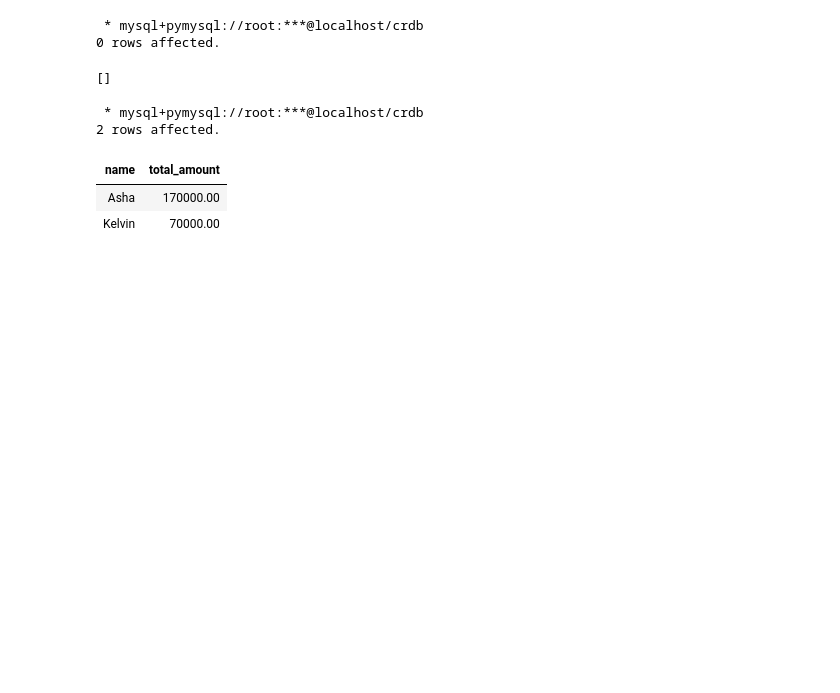
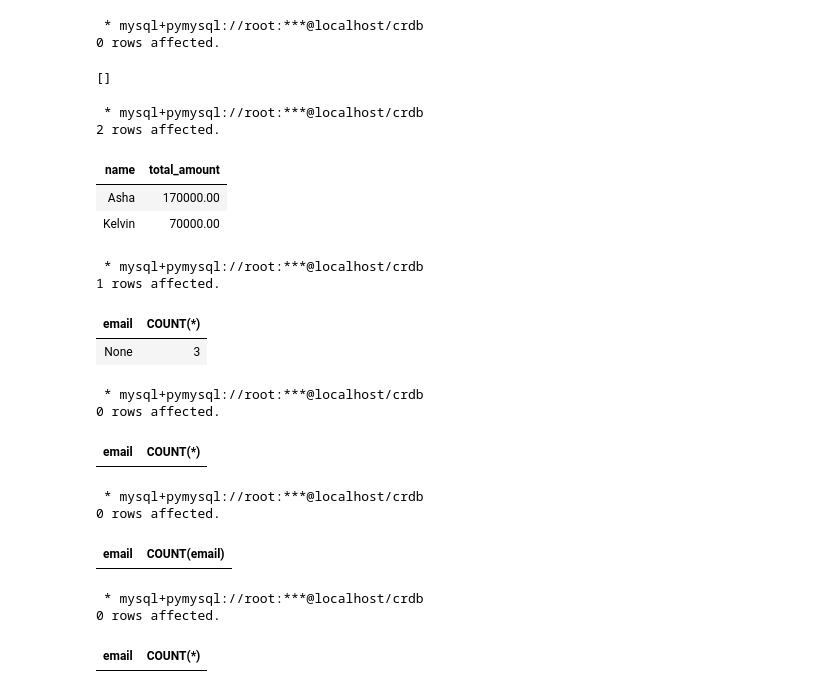
Before and after one commit to Maquiz1/interviews, a Jupyter notebook: crdb/data_integration_mysql/data-integration-mysql.ipynb, the cells around one changed output. Cells and saved outputs as stored; diff of their text form; code cells hidden in the pictures; blank space fills up the shorter version.

```diff
--- a/crdb/data_integration_mysql/data-integration-mysql.ipynb
+++ b/crdb/data_integration_mysql/data-integration-mysql.ipynb
@@ -800,0 +842,11 @@ LIMIT 2;
+# %%
+%%sql
+SELECT email, COUNT(*)
+FROM Customers
+GROUP BY email
+HAVING COUNT(*) > 1;
+# %% [output]
+ * mysql+pymysql://root:***@localhost/crdb
+1 rows affected.
+| email | COUNT(*) |
+| None | 3 |
@@ -800,0 +857,22 @@ LIMIT 2;
+# %%
+%%sql
+SELECT email, COUNT(*)
+FROM Customers
+WHERE email IS NOT NULL
+AND email != ''
+GROUP BY email
+HAVING COUNT(*) > 1;
+# %% [output]
+ * mysql+pymysql://root:***@localhost/crdb
+0 rows affected.
+| email | COUNT(*) |
+# %%
+%%sql
+SELECT email, COUNT(email)
+FROM Customers
+GROUP BY email
+HAVING COUNT(email) > 1;
+# %% [output]
+ * mysql+pymysql://root:***@localhost/crdb
+0 rows affected.
+| email | COUNT(email) |
@@ -800,0 +886,12 @@ LIMIT 2;
+# %%
+%%sql
+SELECT email, COUNT(*)
+FROM Customers
+WHERE email IS NOT NULL
+AND email <> ''
+GROUP BY email
+HAVING COUNT(*) > 1;
+# %% [output]
+ * mysql+pymysql://root:***@localhost/crdb
+0 rows affected.
+| email | COUNT(*) |
```
Also changed, not shown: parts of 13 cells of this notebook.
